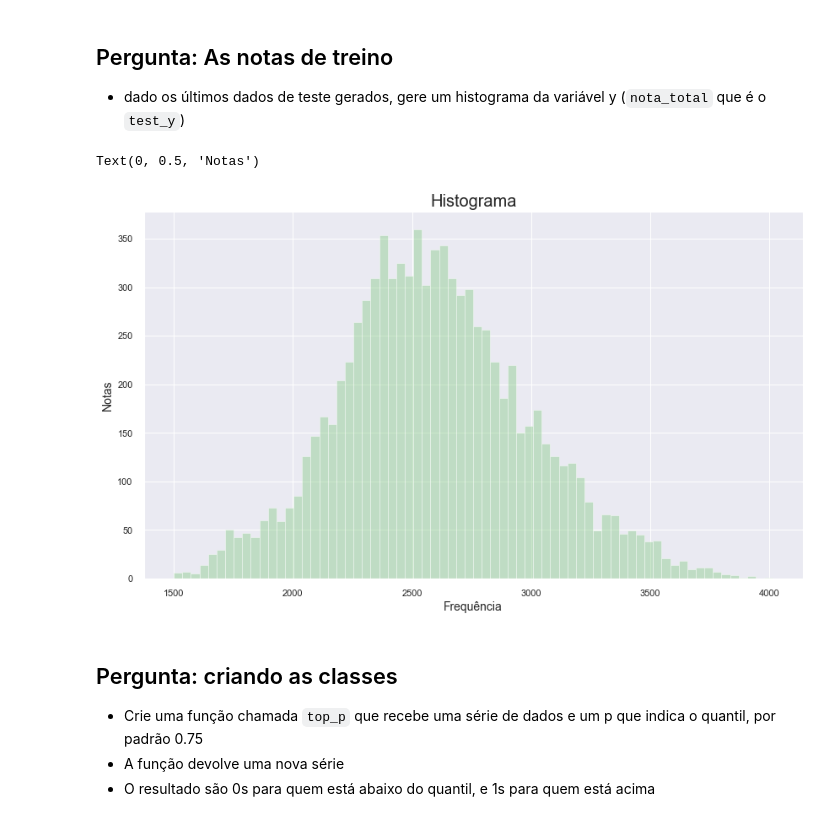
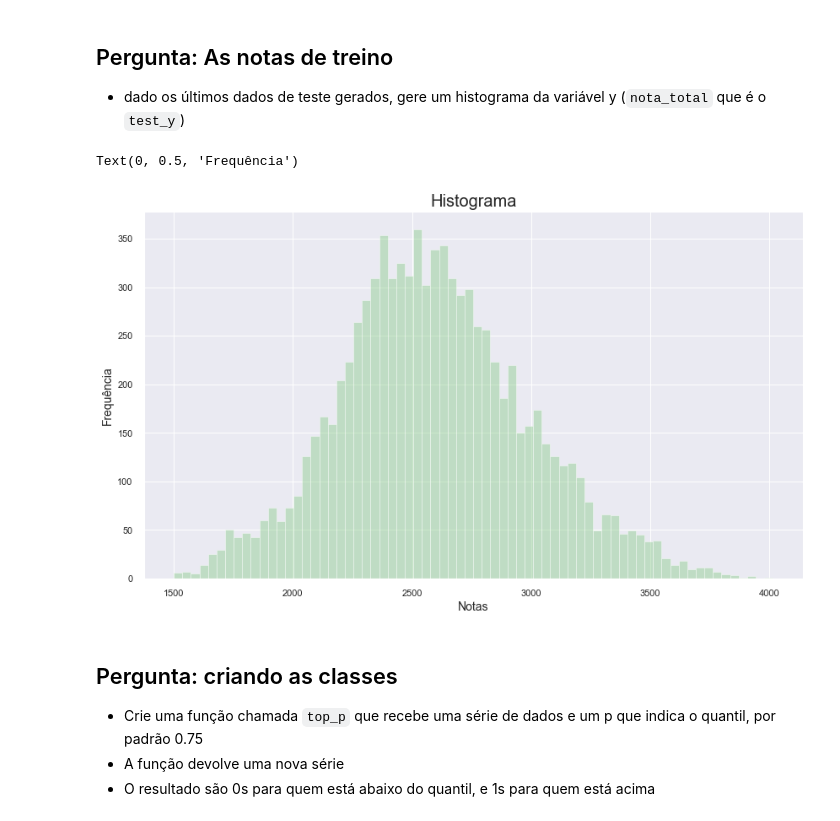
Before and after one commit to AndreMTolentino/Formacao_ML_Alura, a Jupyter notebook: Formação Machine Learning - Projeto Alura.ipynb, the cells around one changed output. Saved outputs shown, nothing was run; the diff lists cells and outputs as text; code cells hidden in the pictures.

```diff
--- a/Formação Machine Learning - Projeto Alura.ipynb
+++ b/Formação Machine Learning - Projeto Alura.ipynb
@@ -208,6 +183,7 @@ Name: NU_NOTA_MT, dtype: float64
 - descreva a `nota_total` em termos de média, mediana e desvio padrão
 # %%
 # solução e impressão
+enem = enem.copy()
 enem['nota_total'] = enem['NU_NOTA_CN'] + enem['NU_NOTA_CH'] + enem['NU_NOTA_LC'] + enem['NU_NOTA_MT'] + enem['NU_NOTA_COMP1'] + enem['NU_NOTA_COMP2'] + enem['NU_NOTA_COMP3'] + enem['NU_NOTA_COMP4'] + enem['NU_NOTA_COMP5']
 # %%
 enem.head()
@@ -924,14 +895,14 @@ sns.set_palette("Accent")
 # %%
 # solução: histograma
 
 plt.figure(figsize=(14, 8))
 ax = sns.distplot(test_y, bins = 70, norm_hist=False, kde=False)
 ax.set_title('Histograma', fontsize=20)
-ax.set_xlabel('Frequência', fontsize=14)
-ax.set_ylabel('Notas', fontsize=14)
+ax.set_xlabel('Notas', fontsize=14)
+ax.set_ylabel('Frequência', fontsize=14)
 # %% [output]
-Text(0, 0.5, 'Notas')
+Text(0, 0.5, 'Frequência')
-[figure, old version]
+[figure, new version]
 # %% [markdown]
 ## Pergunta: criando as classes
 
```
Also changed, not shown: parts of 45 cells of this notebook.
